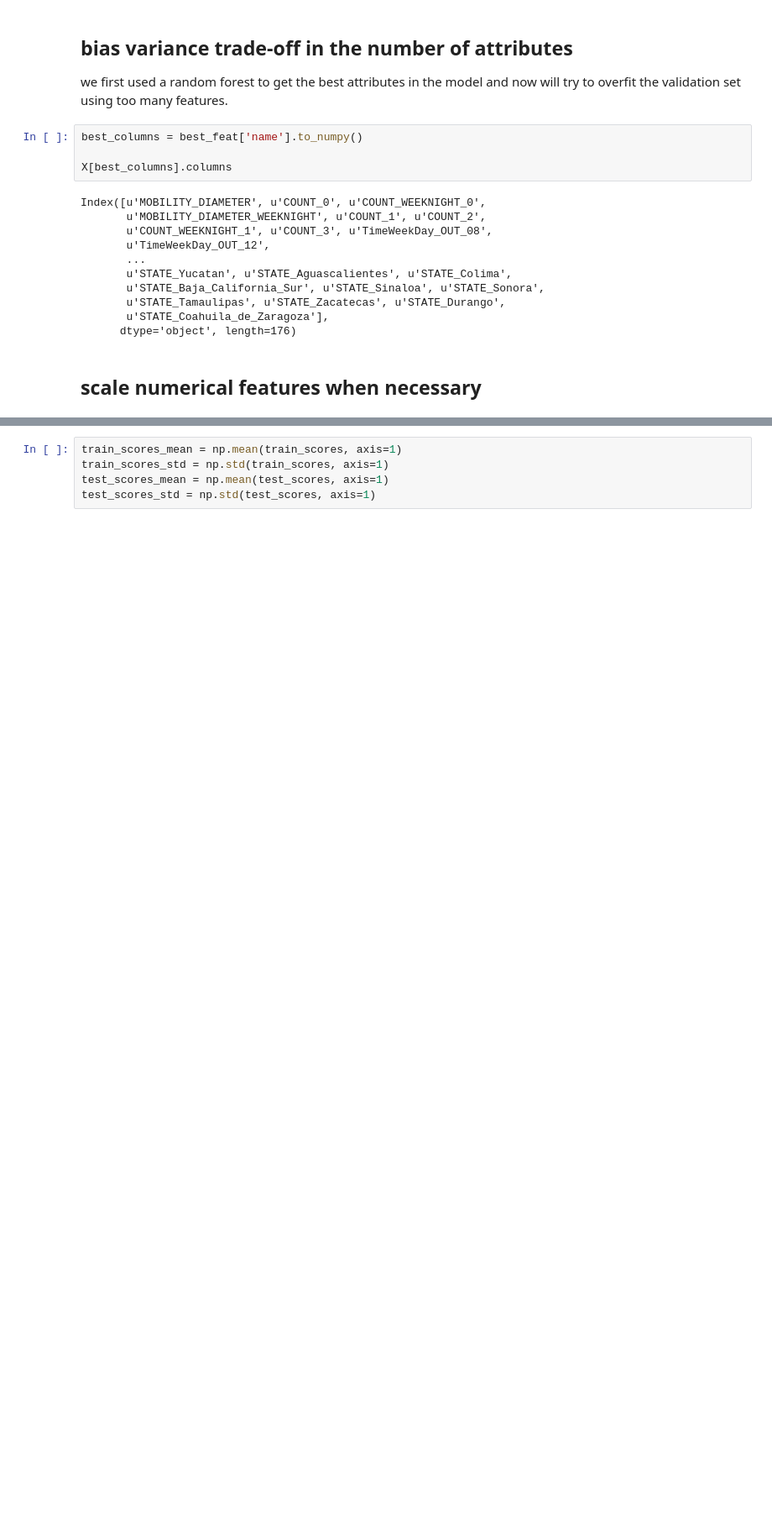
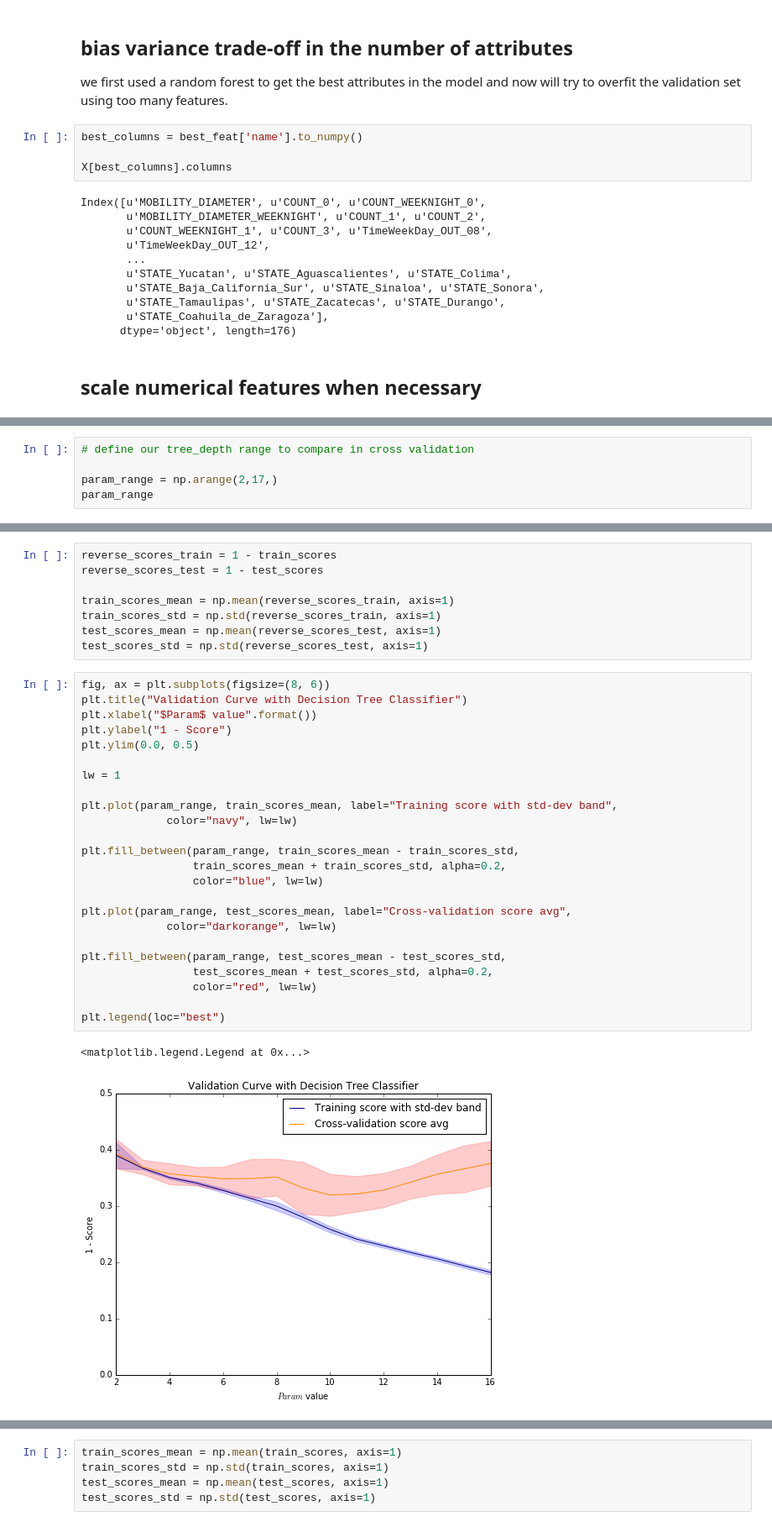
Before and after one commit to jdemonasterio/Tesis, a Jupyter notebook: mexico-scripts-ver2/mLTheory.ipynb, the cells around one changed output, grey strips where cells are left out. Shown at 84% size. Saved outputs shown, nothing was run; the diff lists cells and outputs as text; blank space fills up the shorter version.

```diff
--- a/mexico-scripts-ver2/mLTheory.ipynb
+++ b/mexico-scripts-ver2/mLTheory.ipynb
@@ -1458,0 +1494,5 @@ X[scaling_cols] = scale.fit_transform(X[scaling_cols])
+# %%
+# define our tree_depth range to compare in cross validation
+
+param_range = np.arange(2,17,)
+param_range
@@ -1458,0 +1517,35 @@ X[scaling_cols] = scale.fit_transform(X[scaling_cols])
+# %%
+reverse_scores_train = 1 - train_scores
+reverse_scores_test = 1 - test_scores
+
+train_scores_mean = np.mean(reverse_scores_train, axis=1)
+train_scores_std = np.std(reverse_scores_train, axis=1)
+test_scores_mean = np.mean(reverse_scores_test, axis=1)
+test_scores_std = np.std(reverse_scores_test, axis=1)
+# %%
+fig, ax = plt.subplots(figsize=(8, 6))
+plt.title("Validation Curve with Decision Tree Classifier")
+plt.xlabel("$Param$ value".format())
+plt.ylabel("1 - Score")
+plt.ylim(0.0, 0.5)
+
+lw = 1
+
+plt.plot(param_range, train_scores_mean, label="Training score with std-dev band",
+             color="navy", lw=lw)
+
+plt.fill_between(param_range, train_scores_mean - train_scores_std,
+                 train_scores_mean + train_scores_std, alpha=0.2,
+                 color="blue", lw=lw)
+
+plt.plot(param_range, test_scores_mean, label="Cross-validation score avg",
+             color="darkorange", lw=lw)
+
+plt.fill_between(param_range, test_scores_mean - test_scores_std,
+                 test_scores_mean + test_scores_std, alpha=0.2,
+                 color="red", lw=lw)
+
+plt.legend(loc="best")
+# %% [output]
+<matplotlib.legend.Legend at 0x...>
+[figure, added]
```
Also changed, not shown: parts of 31 cells of this notebook.
